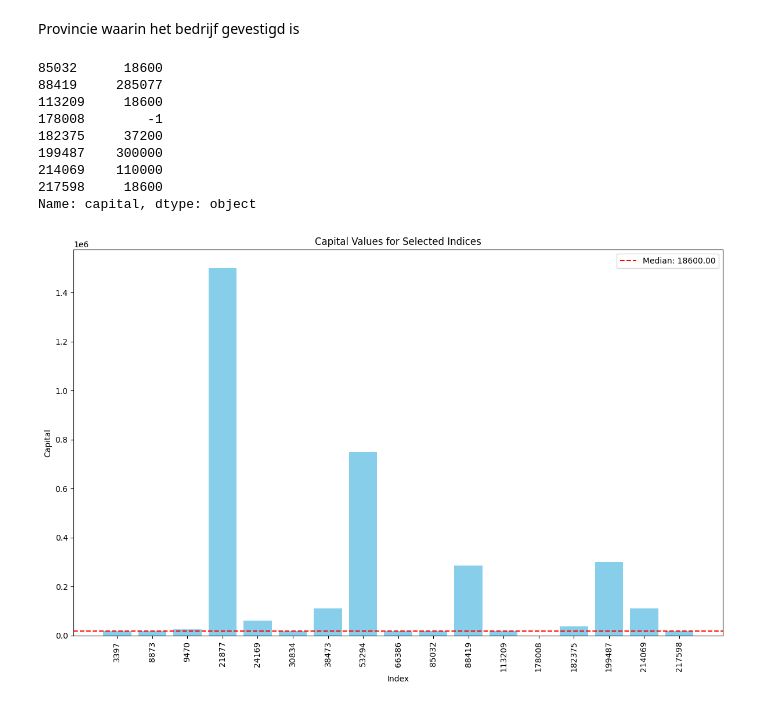
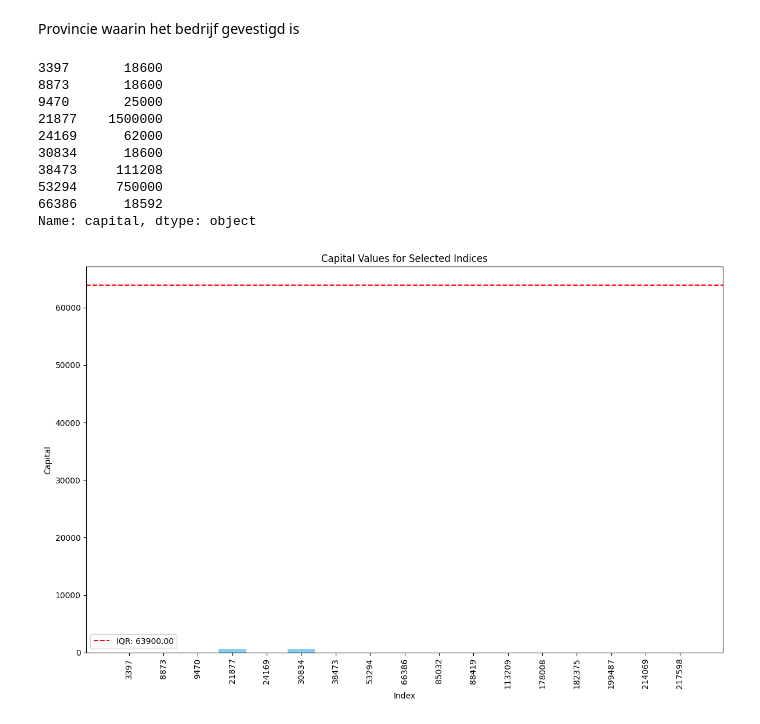
Before and after one commit to FabianWientjes/challengeStudieweekHU, a Jupyter notebook: notebooks/explore_company_info.ipynb, the cells around one changed output. Drawn from its saved outputs; the diff is of its cells as text; code cells hidden in the pictures.

```diff
--- a/notebooks/explore_company_info.ipynb
+++ b/notebooks/explore_company_info.ipynb
@@ -29,9 +93,15 @@ mediaan capital
 median_capital = dataset['capital'].median()
 avarage_capital = dataset['capital'].mean()
 
+# Bereken het eerste kwartiel (Q1) en het derde kwartiel (Q3)
+Q1 = dataset['capital'].quantile(0.25)
+Q3 = dataset['capital'].quantile(0.75)
+IQR = Q3 - Q1
+
 # Print de mediaan
 print("Mediaan van de kolom 'capital':", median_capital)
 print("Gemiddelde van de kolom 'capital':", avarage_capital)
+print("Interkwartielafstand (IQR) van de kolom 'capital':", IQR)
 # %% [output]
 Mediaan van de kolom 'capital': 18600.0
 Gemiddelde van de kolom 'capital': 23904102.685151834
@@ -73,7 +144,7 @@ print (company_type.head(20))
 # %%
 # Indexen die je wilt filteren
 selected_indices = [3397, 8873, 9470, 21877, 24169, 30834, 38473, 53294, 66386]
-selected_indices = [85032, 88419, 113209, 178008, 182375, 199487, 214069, 217598]
+# selected_indices = [85032, 88419, 113209, 178008, 182375, 199487, 214069, 217598]
 
 # Filter de DataFrame op basis van de geselecteerde indexen
 filtered_data = dataset.loc[selected_indices]
@@ -81,45 +152,46 @@ filtered_data = dataset.loc[selected_indices]
 # Print de gefilterde DataFrame
 print(filtered_data['capital'])
 # %% [output]
-85032      18600
-88419     285077
-113209     18600
-178008        -1
-182375     37200
-199487    300000
-214069    110000
-217598     18600
+3397       18600
+8873       18600
+9470       25000
+21877    1500000
+24169      62000
+30834      18600
+38473     111208
+53294     750000
+66386      18592
 Name: capital, dtype: object
 # %%
 import pandas as pd
 import matplotlib.pyplot as plt
 
 # Bereken de mediaan van de 'capital' kolom
 median_capital = dataset['capital'].median()
 
 # Indexen die je wilt filteren
 selected_indices = [3397, 8873, 9470, 21877, 24169, 30834, 38473, 53294, 66386,
                     85032, 88419, 113209, 178008, 182375, 199487, 214069, 217598]
 
 # Filter de DataFrame op basis van de geselecteerde indexen
 filtered_data = dataset.loc[selected_indices]
 
 # Visualiseer de 'capital' kolom
 plt.figure(figsize=(12, 8))
 bars = plt.bar(filtered_data.index.astype(str), filtered_data['capital'], color='skyblue')
 
-# Voeg een lijn voor de mediaan toe
-plt.axhline(y=median_capital, color='r', linestyle='--', label=f'Median: {median_capital:.2f}')
+# Voeg een lijn voor de IQR toe
+plt.axhline(y=IQR, color='r', linestyle='--', label=f'IQR: {IQR:.2f}')
 
 # Labels en titel
 plt.xlabel('Index')
 plt.ylabel('Capital')
 plt.title('Capital Values for Selected Indices')
 plt.xticks(rotation=90)  # Draai de x-labels voor betere leesbaarheid
 plt.legend()  # Voeg een legenda toe
 plt.tight_layout()  # Zorg ervoor dat alles netjes in de figuur past
 
 # Toon de plot
 plt.show()
 # %% [output]
-[figure, old version]
+[figure, new version]
```
Also changed, not shown: parts of 5 cells of this notebook, 4 other files.
